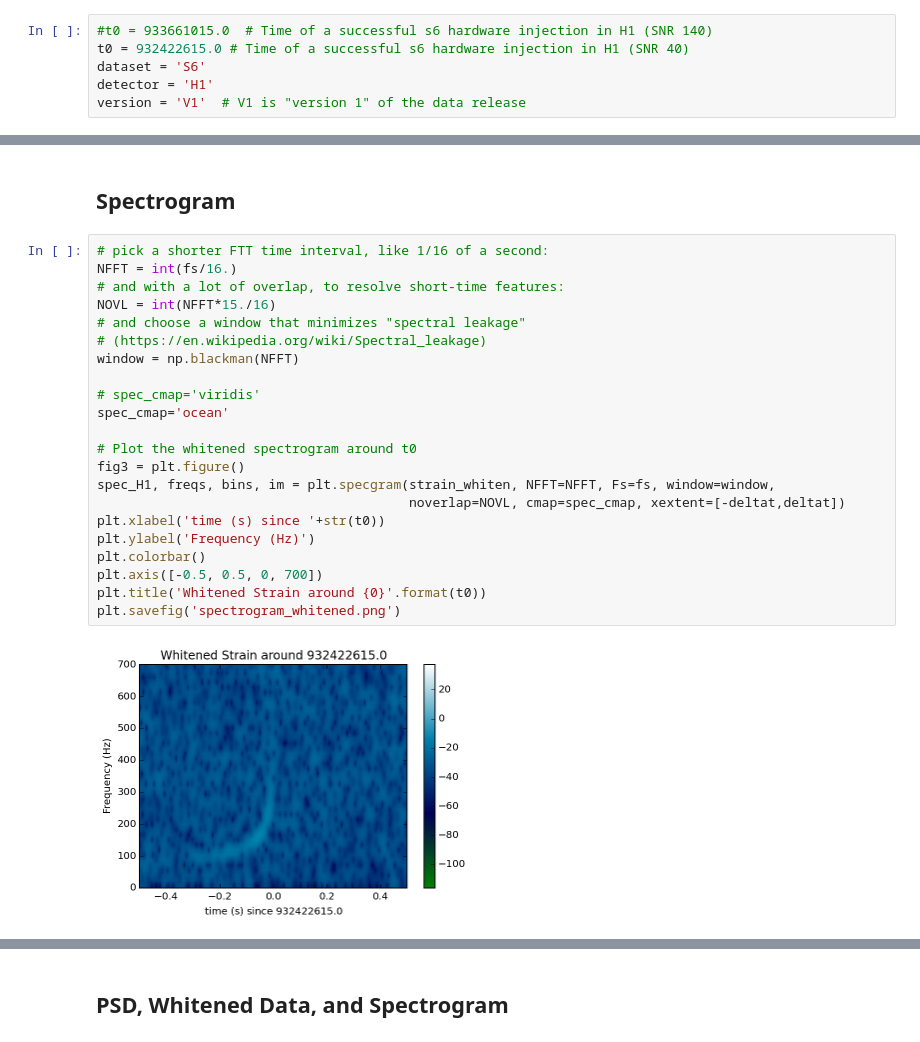
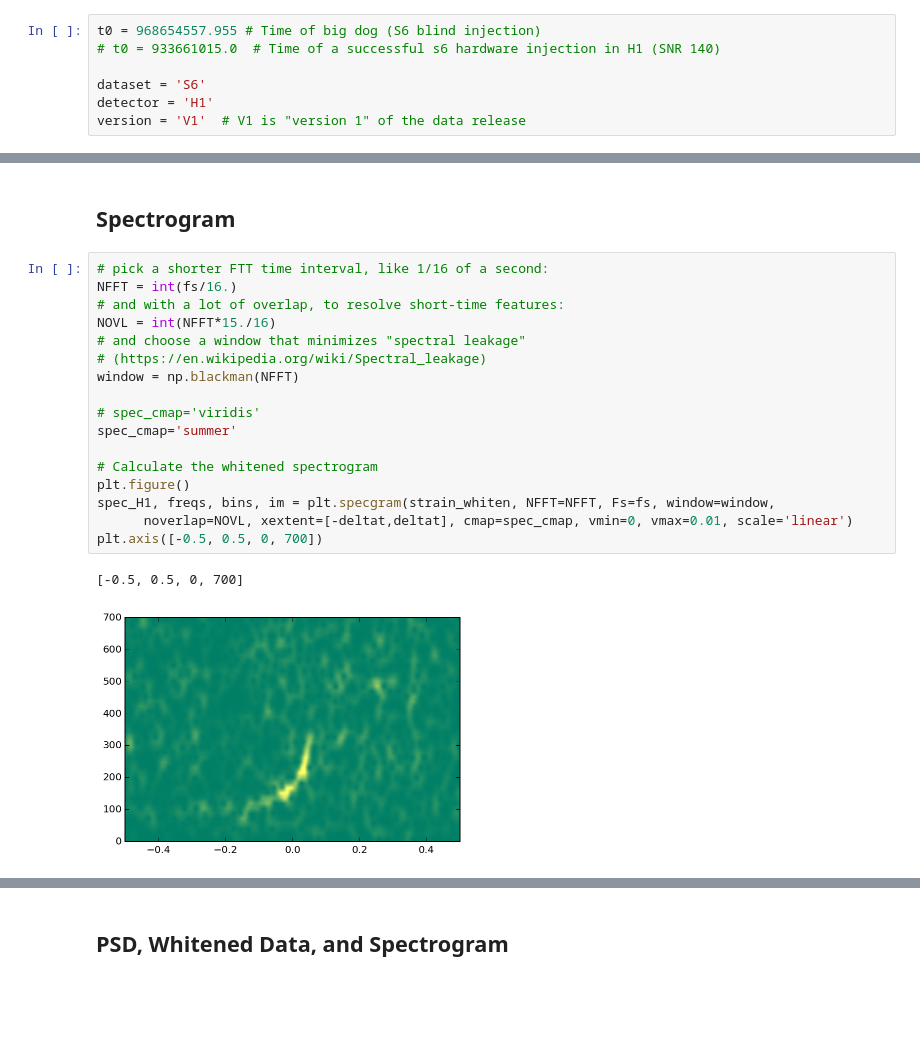
Before and after one commit to gwosc-tutorial/quickview, a Jupyter notebook: index.ipynb, the cells around one changed output, grey strips where cells are left out. Drawn from its saved outputs; the diff is of its cells as text; blank space fills up the shorter version.

```diff
--- a/index.ipynb
+++ b/index.ipynb
@@ -12,8 +12,9 @@ v0.3; July 2016
 ## Set GPS time and data set
 Example GPS times for <a href='https://losc.ligo.org/s6hwcbc/'>S6 Hardware Injections</a>
 # %%
-#t0 = 933661015.0  # Time of a successful s6 hardware injection in H1 (SNR 140)
-t0 = 932422615.0 # Time of a successful s6 hardware injection in H1 (SNR 40)
+t0 = 968654557.955 # Time of big dog (S6 blind injection)
+# t0 = 933661015.0  # Time of a successful s6 hardware injection in H1 (SNR 140)
+
 dataset = 'S6'
 detector = 'H1'
 version = 'V1'  # V1 is "version 1" of the data release
@@ -158,24 +158,20 @@ plt.savefig('strain_whitened.png')
 # %%
 # pick a shorter FTT time interval, like 1/16 of a second:
 NFFT = int(fs/16.)
 # and with a lot of overlap, to resolve short-time features:
 NOVL = int(NFFT*15./16)
 # and choose a window that minimizes "spectral leakage"
 # (https://en.wikipedia.org/wiki/Spectral_leakage)
 window = np.blackman(NFFT)
 
 # spec_cmap='viridis'
-spec_cmap='ocean'
+spec_cmap='summer'
 
-# Plot the whitened spectrogram around t0
-fig3 = plt.figure()
+# Calculate the whitened spectrogram
+plt.figure()
 spec_H1, freqs, bins, im = plt.specgram(strain_whiten, NFFT=NFFT, Fs=fs, window=window,
-                                        noverlap=NOVL, cmap=spec_cmap, xextent=[-deltat,deltat])
-plt.xlabel('time (s) since '+str(t0))
-plt.ylabel('Frequency (Hz)')
-plt.colorbar()
+      noverlap=NOVL, xextent=[-deltat,deltat], cmap=spec_cmap, vmin=0, vmax=0.01, scale='linear')
 plt.axis([-0.5, 0.5, 0, 700])
-plt.title('Whitened Strain around {0}'.format(t0))
-plt.savefig('spectrogram_whitened.png')
 # %% [output]
+[-0.5, 0.5, 0, 700]
-[figure, old version]
+[figure, new version]
```
Also changed, not shown: parts of 9 cells of this notebook.
